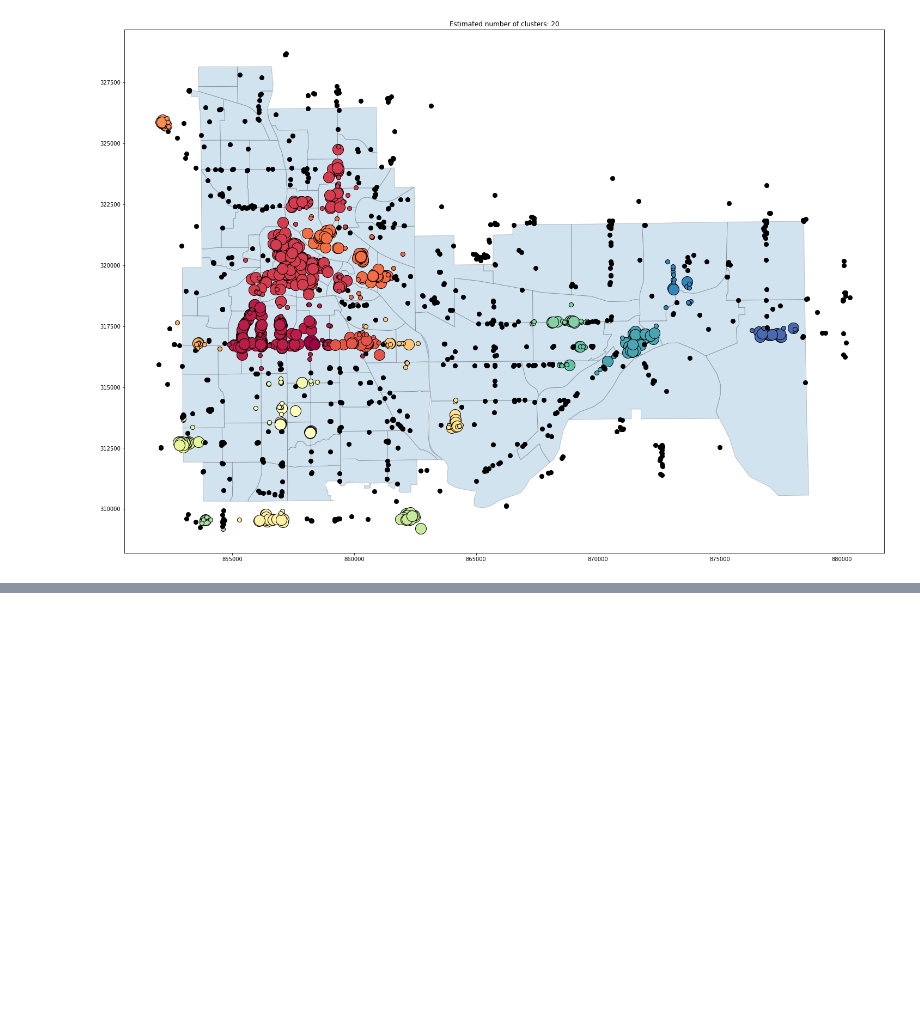
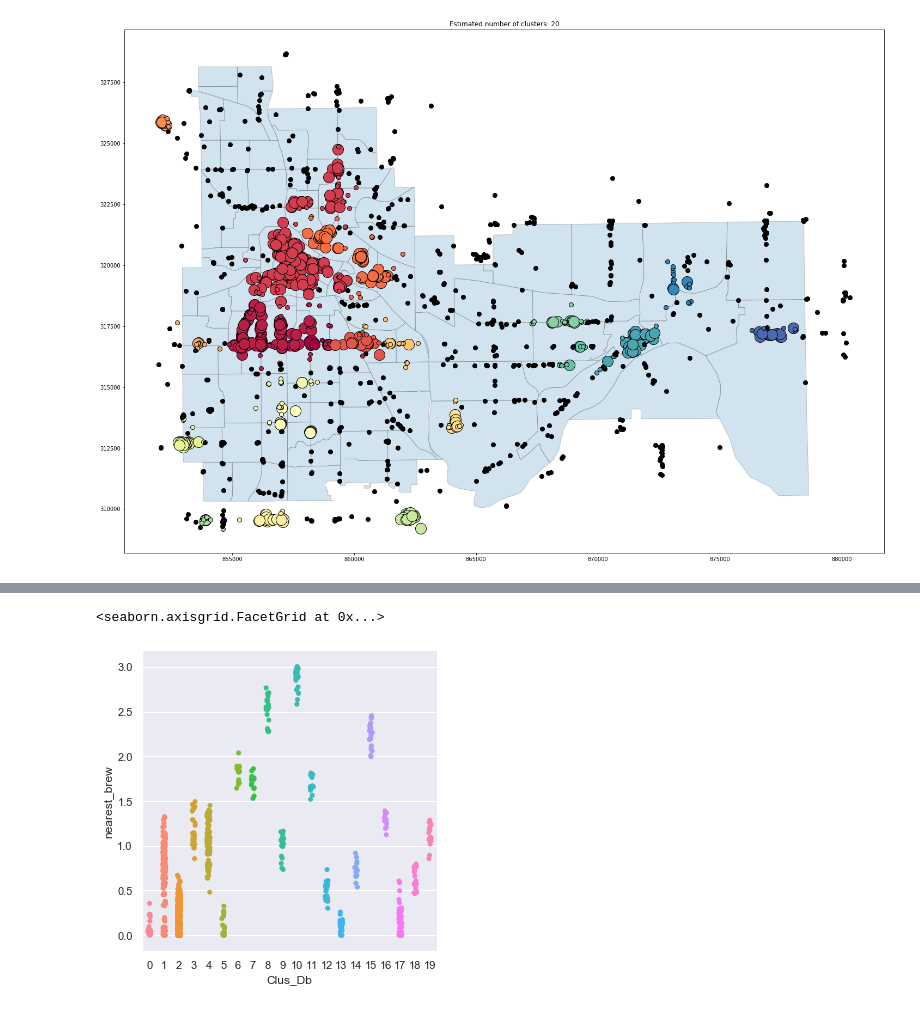
Before and after one commit to no50free/Twin_Cities_Cluster_Analysis, a Jupyter notebook: Capstone Cleaned.ipynb, the cells around one changed output, grey strips where cells are left out. Cells and saved outputs as stored; diff of their text form; code cells hidden in the pictures; blank space fills up the shorter version.

```diff
--- a/Capstone Cleaned.ipynb
+++ b/Capstone Cleaned.ipynb
@@ -679,0 +666,5 @@ gdf.head(3)
+# %%
+sns.catplot(x='Clus_Db', y='nearest_brew', hue='Clus_Db', data=gdf[gdf['Clus_Db']!=-1])
+# %% [output]
+<seaborn.axisgrid.FacetGrid at 0x...>
+[figure, added]
```
Also changed, not shown: parts of 11 cells of this notebook.
